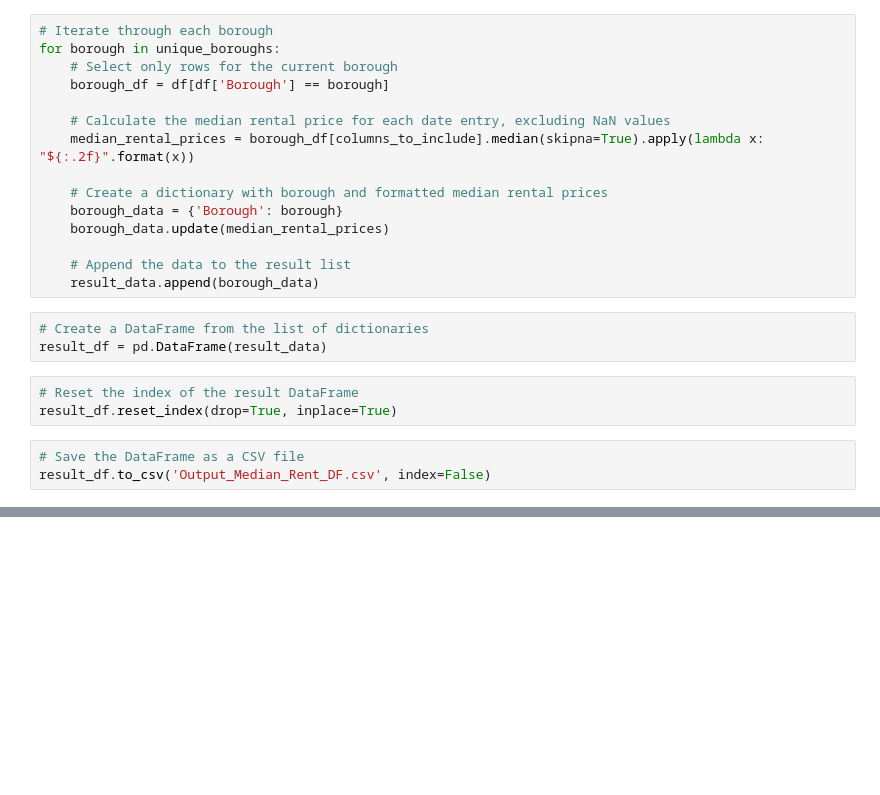
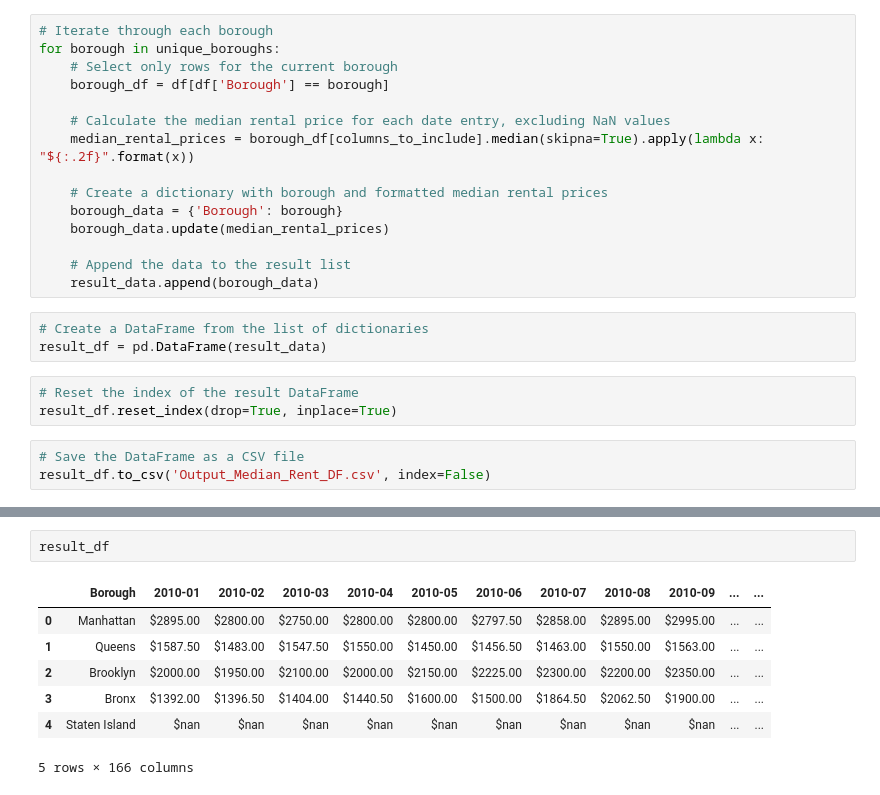
Before and after one commit to mtkrebs87/Project_1, a Jupyter notebook: Code Repository/Median-Price-by-Borough.ipynb, the cells around one changed output, grey strips where cells are left out. Saved outputs shown, nothing was run; the diff lists cells and outputs as text; blank space fills up the shorter version.

```diff
--- a/Code Repository/Median-Price-by-Borough.ipynb
+++ b/Code Repository/Median-Price-by-Borough.ipynb
@@ -85,0 +88,10 @@ print(result_df)
+# %%
+result_df
+# %% [output]
+|  | Borough | 2010-01 | 2010-02 | 2010-03 | 2010-04 | 2010-05 | 2010-06 | 2010-07 | 2010-08 | 2010-09 | ... | ... |
+| 0 | Manhattan | $2895.00 | $2800.00 | $2750.00 | $2800.00 | $2800.00 | $2797.50 | $2858.00 | $2895.00 | $2995.00 | ... | ... |
+| 1 | Queens | $1587.50 | $1483.00 | $1547.50 | $1550.00 | $1450.00 | $1456.50 | $1463.00 | $1550.00 | $1563.00 | ... | ... |
+| 2 | Brooklyn | $2000.00 | $1950.00 | $2100.00 | $2000.00 | $2150.00 | $2225.00 | $2300.00 | $2200.00 | $2350.00 | ... | ... |
+| 3 | Bronx | $1392.00 | $1396.50 | $1404.00 | $1440.50 | $1600.00 | $1500.00 | $1864.50 | $2062.50 | $1900.00 | ... | ... |
+| 4 | Staten Island | $nan | $nan | $nan | $nan | $nan | $nan | $nan | $nan | $nan | ... | ... |
+5 rows × 166 columns
```
Also changed, not shown: parts of 6 cells of this notebook, 2 other files.
